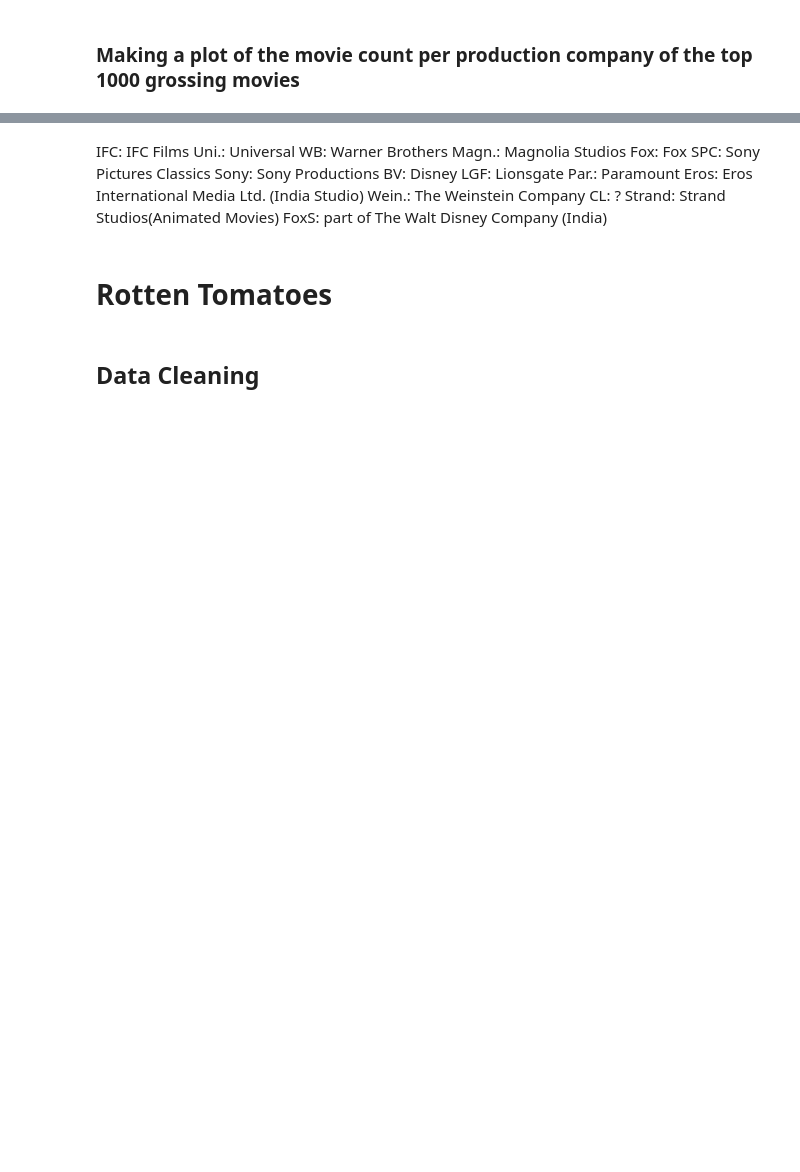
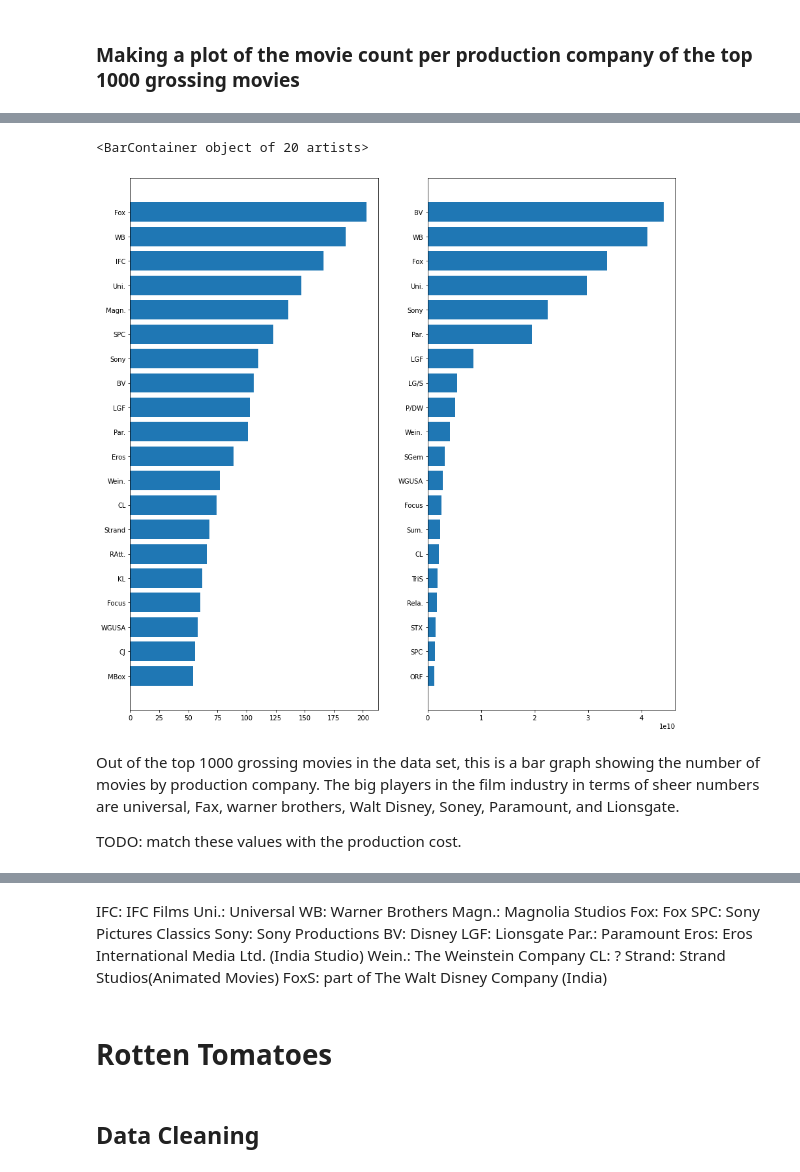
Before and after one commit to JCherryA050/phase_1_project, a Jupyter notebook: working_notebooks/project_notebook_ajc.ipynb, the cells around one changed output, grey strips where cells are left out. Saved outputs shown, nothing was run; the diff lists cells and outputs as text; code cells hidden in the pictures; blank space fills up the shorter version.

```diff
--- a/working_notebooks/project_notebook_ajc.ipynb
+++ b/working_notebooks/project_notebook_ajc.ipynb
@@ -102,2 +103,0 @@ bom_clean[bom_clean['title'] == 'Bluebeard']
-# %%
-bom_clean[(bom_clean['title'] == 'Bluebeard') & (bom_clean['year'] == 2010)]['title'].replace('Bluebeard','Bluebeard2010',inplace=True)
@@ -116,0 +141,11 @@ bom_top1k_gross = bom_clean.sort_values('total_gross',ascending=False).head(1000
+# %%
+fig , ax = plt.subplots(1,2,figsize=(15,15))
+ax[1].barh(studio_top_grossing.sort_values(ascending=False).head(20).sort_values(ascending=True).index,studio_top_grossing.sort_values(ascending=False).head(20).sort_values(ascending=True).values)
+ax[0].barh(studio_movie_count.sort_values(ascending=False).head(20).sort_values(ascending=True).index,studio_movie_count.sort_values(ascending=False).head(20).sort_values(ascending=True).values)
+# %% [output]
+<BarContainer object of 20 artists>
+[figure, added]
+# %% [markdown]
+Out of the top 1000 grossing movies in the data set, this is a bar graph showing the number of movies by production company. The big players in the film industry in terms of sheer numbers are universal, Fax, warner brothers, Walt Disney, Soney, Paramount, and Lionsgate.
+
+TODO: match these values with the production cost.
```
Also changed, not shown: parts of 79 cells of this notebook.
